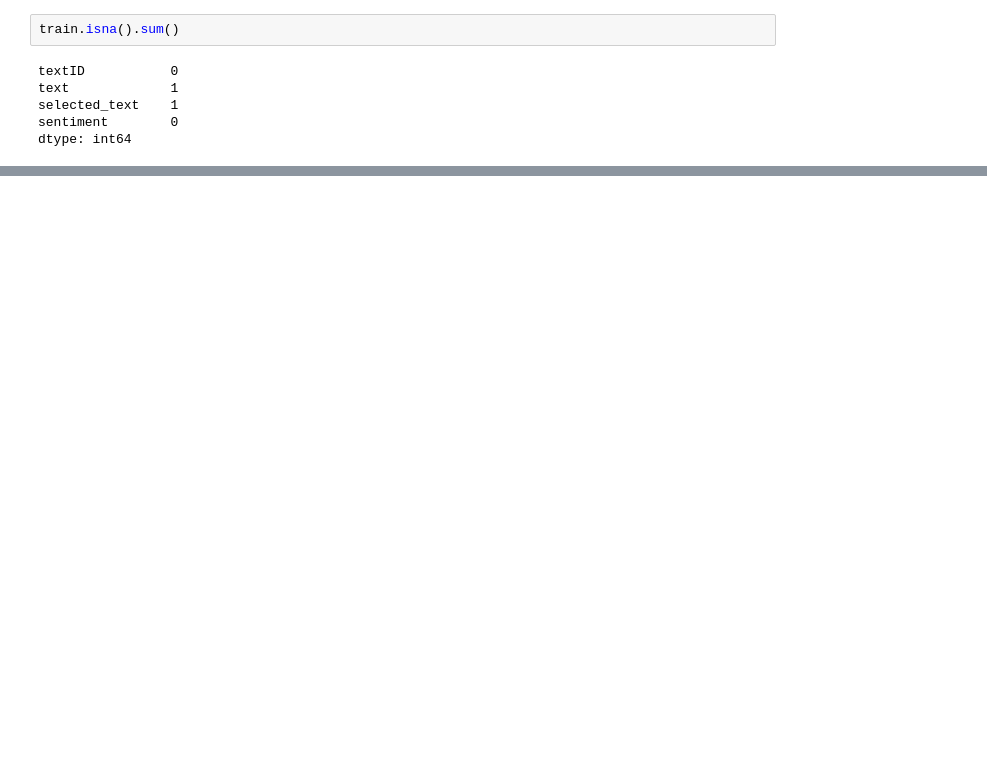
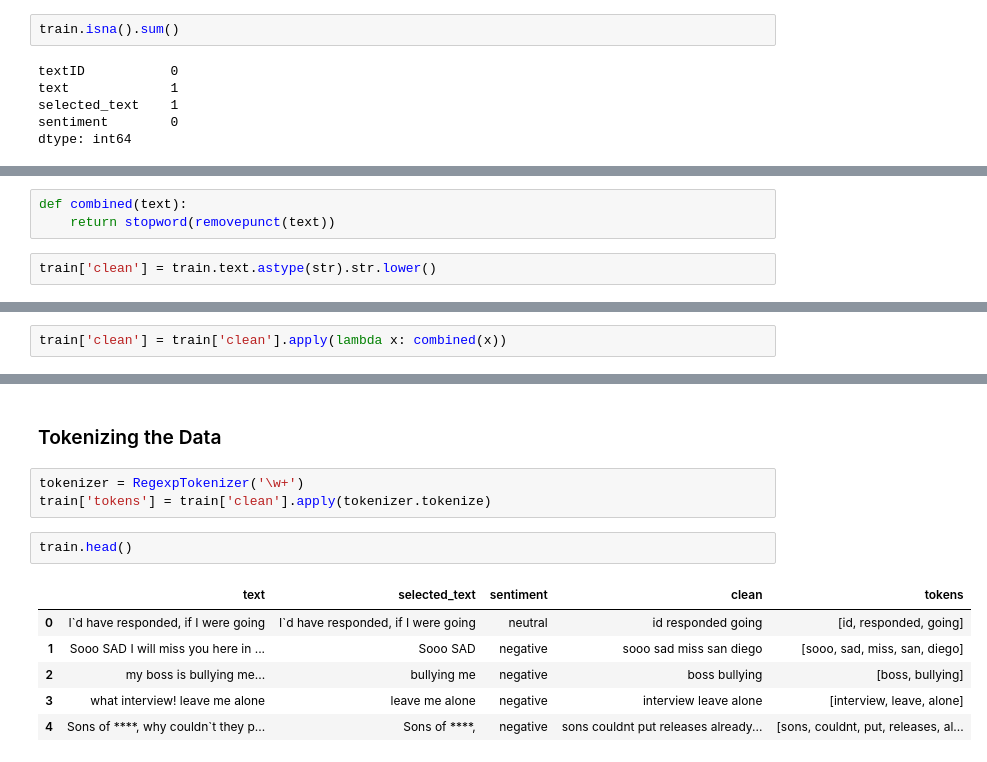
Before and after one commit to bethelike98/ENTITY-Final-Project, a Jupyter notebook: Scripts/Twitter Sentiment - NLP Classification.ipynb, the cells around one changed output, grey strips where cells are left out. Drawn from its saved outputs; the diff is of its cells as text; blank space fills up the shorter version.

```diff
--- a/Scripts/Twitter Sentiment - NLP Classification.ipynb
+++ b/Scripts/Twitter Sentiment - NLP Classification.ipynb
@@ -78,0 +162,5 @@ dtype: int64
+# %%
+def combined(text):
+    return stopword(removepunct(text))
+# %%
+train['clean'] = train.text.astype(str).str.lower()
@@ -78,0 +176,2 @@ dtype: int64
+# %%
+train['clean'] = train['clean'].apply(lambda x: combined(x))
@@ -78,0 +187,14 @@ dtype: int64
+# %% [markdown]
+### Tokenizing the Data
+# %%
+tokenizer = RegexpTokenizer('\w+')
+train['tokens'] = train['clean'].apply(tokenizer.tokenize)
+# %%
+train.head()
+# %% [output]
+|  | text | selected_text | sentiment | clean | tokens |
+| 0 | I`d have responded, if I were going | I`d have responded, if I were going | neutral | id responded going | [id, responded, going] |
+| 1 | Sooo SAD I will miss you here in ... | Sooo SAD | negative | sooo sad miss san diego | [sooo, sad, miss, san, diego] |
+| 2 | my boss is bullying me... | bullying me | negative | boss bullying | [boss, bullying] |
+| 3 | what interview! leave me alone | leave me alone | negative | interview leave alone | [interview, leave, alone] |
+| 4 | Sons of ****, why couldn`t they p... | Sons of ****, | negative | sons couldnt put releases already... | [sons, couldnt, put, releases, al... |
```
Also changed, not shown: parts of 22 cells of this notebook, 2 other files.
